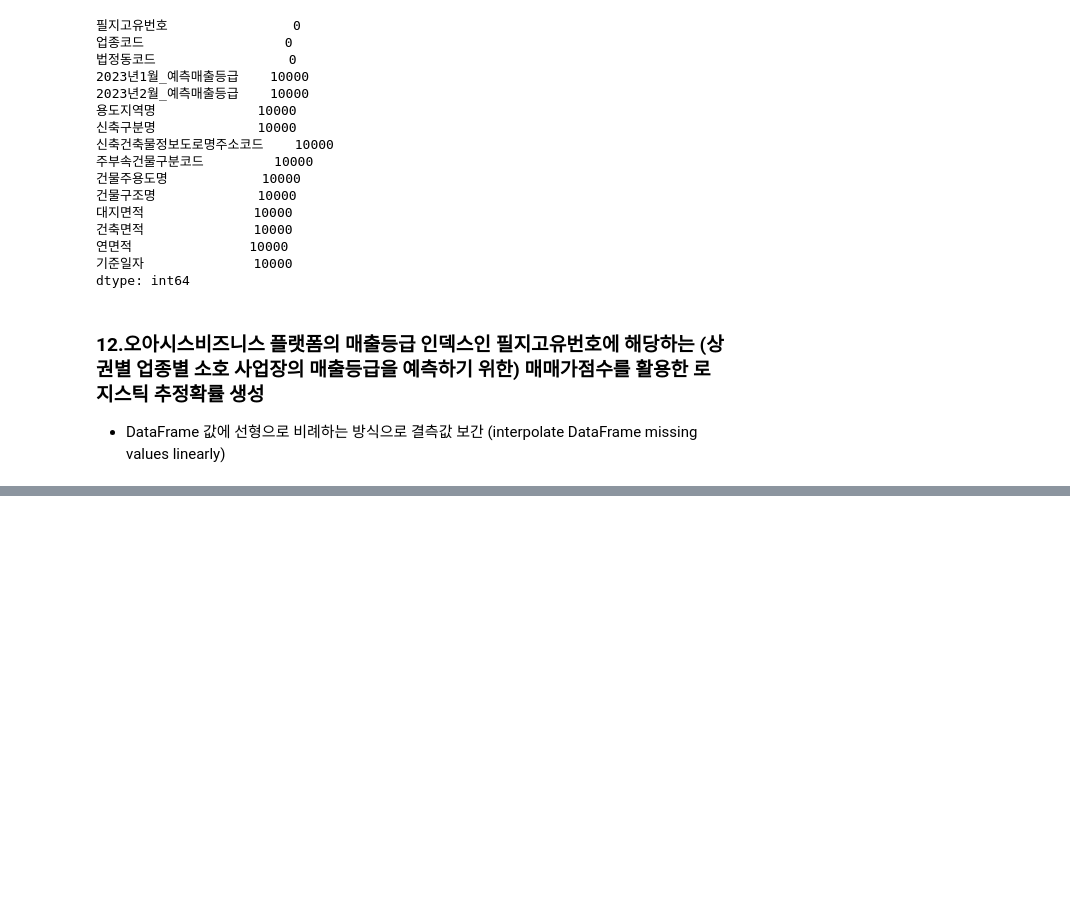
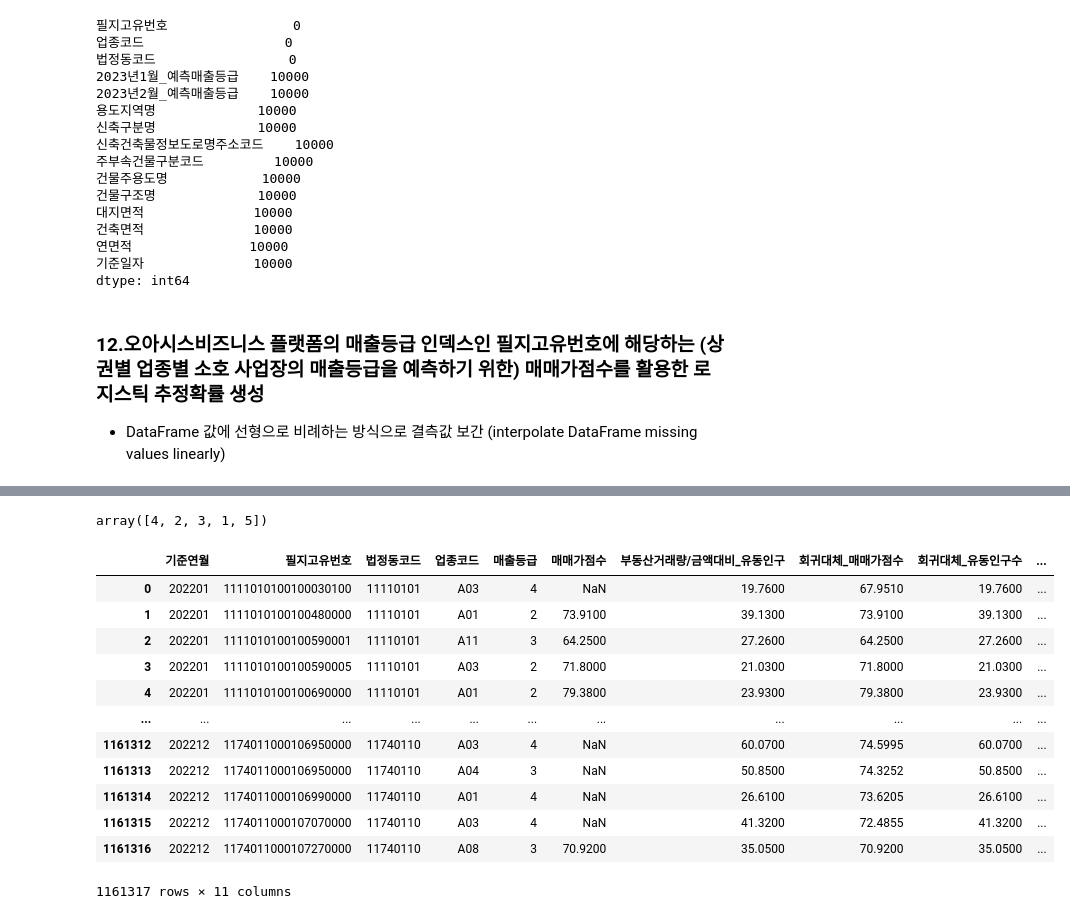
Before and after one commit to Gayeon6423/2023BigContest, a Jupyter notebook: [KCD_MARKET]_MERGE_AND_MAPPING.ipynb, the cells around one changed output, grey strips where cells are left out. Drawn from its saved outputs; the diff is of its cells as text; code cells hidden in the pictures; blank space fills up the shorter version.

```diff
--- a/[KCD_MARKET]_MERGE_AND_MAPPING.ipynb
+++ b/[KCD_MARKET]_MERGE_AND_MAPPING.ipynb
@@ -549,3 +563,5 @@ for index, data in zip( list(range(len(field_directory[0:5]))), field_directory[
   SNPPRICE_DATA_LIST.append(field_data)
   field_data = 0
 # for index in range(0, 5, 1): display(FIELD_DATA_LIST[index].info())
+# %%
+pd.set_option("display.max_row", 6)
@@ -911,0 +841,3 @@ CONTEST_2022_SNPPRICE.to_csv("/content/drive/MyDrive/2023BigContest/data/CONTEST
+# %%
+CONTEST_2022_FEATURE = pd.read_csv("/content/drive/MyDrive/2023BigContest/data/CONTEST_2022_FEATURE.csv", index_col = False)
+CONTEST_2023_FEATURE = pd.read_csv("/content/drive/MyDrive/2023BigContest/data/CONTEST_2023_FEATURE.csv", index_col = False)
@@ -911,0 +912,20 @@ CONTEST_2022_SNPPRICE.to_csv("/content/drive/MyDrive/2023BigContest/data/CONTEST
+# %%
+CONTEST_2022_FEATURE["매출등급"].unique()
+# %% [output]
+array([4, 2, 3, 1, 5])
+# %%
+CONTEST_2022_FEATURE
+# %% [output]
+|  | 기준연월 | 필지고유번호 | 법정동코드 | 업종코드 | 매출등급 | 매매가점수 | 부동산거래량/금액대비_유동인구 | 회귀대체_매매가점수 | 회귀대체_유동인구수 | ... |
+| 0 | 202201 | 1111010100100030100 | 11110101 | A03 | 4 | NaN | 19.7600 | 67.9510 | 19.7600 | ... |
+| 1 | 202201 | 1111010100100480000 | 11110101 | A01 | 2 | 73.9100 | 39.1300 | 73.9100 | 39.1300 | ... |
+| 2 | 202201 | 1111010100100590001 | 11110101 | A11 | 3 | 64.2500 | 27.2600 | 64.2500 | 27.2600 | ... |
+| 3 | 202201 | 1111010100100590005 | 11110101 | A03 | 2 | 71.8000 | 21.0300 | 71.8000 | 21.0300 | ... |
+| 4 | 202201 | 1111010100100690000 | 11110101 | A01 | 2 | 79.3800 | 23.9300 | 79.3800 | 23.9300 | ... |
+| ... | ... | ... | ... | ... | ... | ... | ... | ... | ... | ... |
+| 1161312 | 202212 | 1174011000106950000 | 11740110 | A03 | 4 | NaN | 60.0700 | 74.5995 | 60.0700 | ... |
+| 1161313 | 202212 | 1174011000106950000 | 11740110 | A04 | 3 | NaN | 50.8500 | 74.3252 | 50.8500 | ... |
+| 1161314 | 202212 | 1174011000106990000 | 11740110 | A01 | 4 | NaN | 26.6100 | 73.6205 | 26.6100 | ... |
+| 1161315 | 202212 | 1174011000107070000 | 11740110 | A03 | 4 | NaN | 41.3200 | 72.4855 | 41.3200 | ... |
+| 1161316 | 202212 | 1174011000107270000 | 11740110 | A08 | 3 | 70.9200 | 35.0500 | 70.9200 | 35.0500 | ... |
+1161317 rows × 11 columns
```
Also changed, not shown: parts of 53 cells of this notebook.
